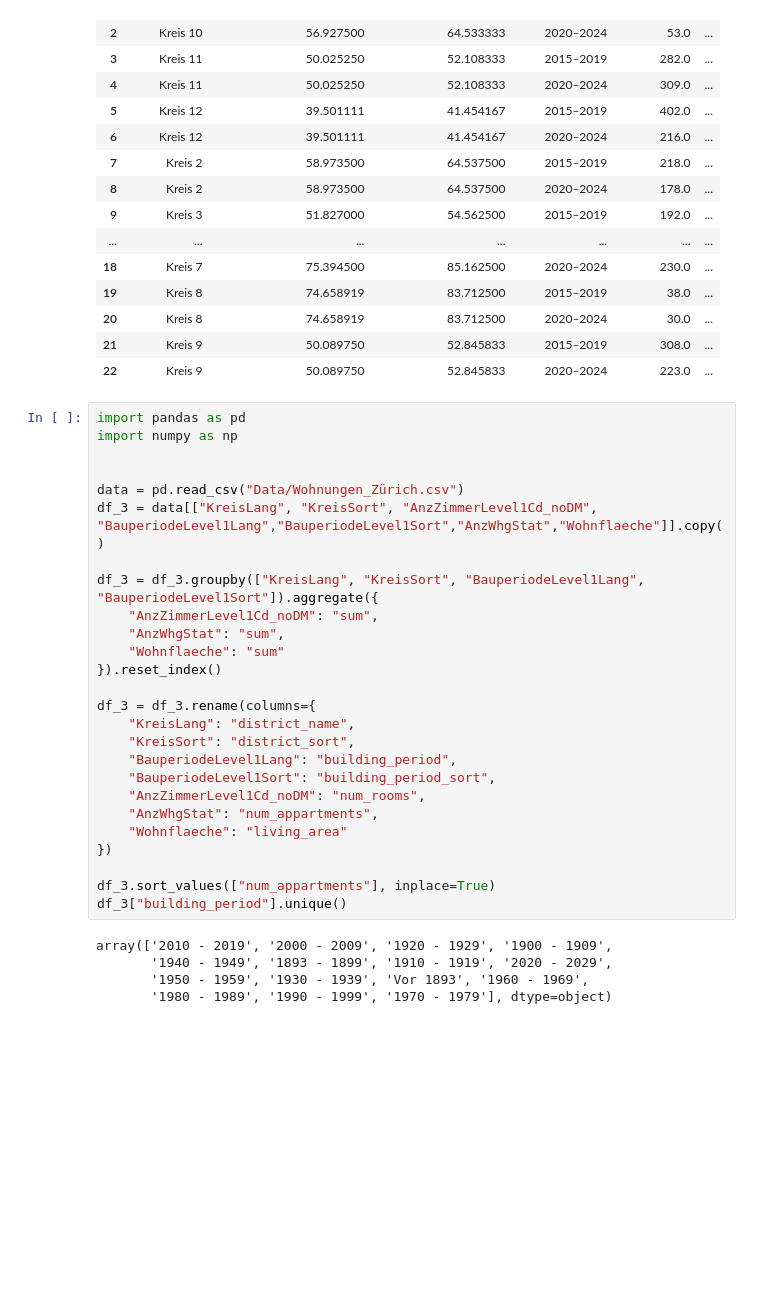
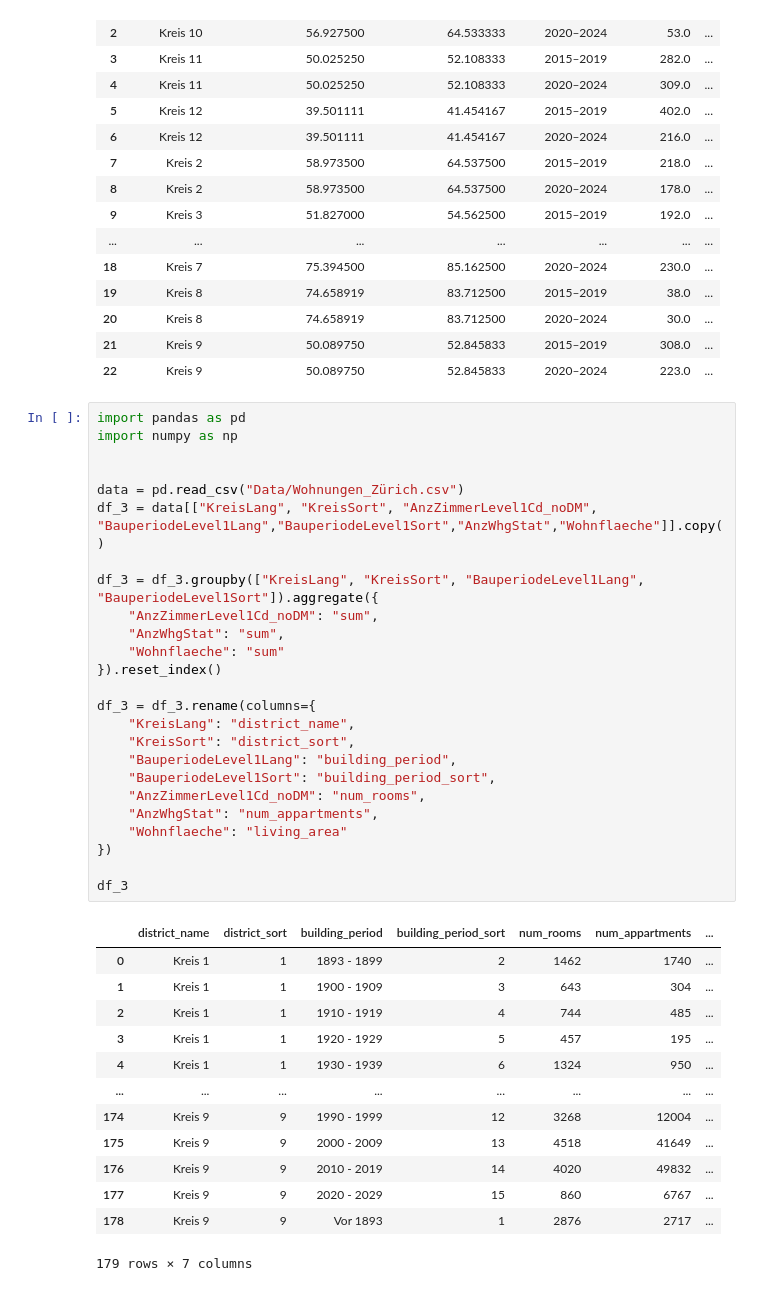
Before and after one commit to Prosdyimo/gdv, a Jupyter notebook: visualisizaion.ipynb, the cells around one changed output. Drawn from its saved outputs; the diff is of its cells as text; blank space fills up the shorter version.

```diff
--- a/visualisizaion.ipynb
+++ b/visualisizaion.ipynb
@@ -194,32 +194,40 @@ joined_df = build_join_df(
 # %%
 import pandas as pd
 import numpy as np
 
 
 data = pd.read_csv("Data/Wohnungen_Zürich.csv")
 df_3 = data[["KreisLang", "KreisSort", "AnzZimmerLevel1Cd_noDM", "BauperiodeLevel1Lang","BauperiodeLevel1Sort","AnzWhgStat","Wohnflaeche"]].copy()
 
 df_3 = df_3.groupby(["KreisLang", "KreisSort", "BauperiodeLevel1Lang", "BauperiodeLevel1Sort"]).aggregate({
     "AnzZimmerLevel1Cd_noDM": "sum",
     "AnzWhgStat": "sum",
     "Wohnflaeche": "sum"
 }).reset_index()
 
 df_3 = df_3.rename(columns={
     "KreisLang": "district_name",
     "KreisSort": "district_sort",
     "BauperiodeLevel1Lang": "building_period",
     "BauperiodeLevel1Sort": "building_period_sort",
     "AnzZimmerLevel1Cd_noDM": "num_rooms",
     "AnzWhgStat": "num_appartments",
     "Wohnflaeche": "living_area"
 })
 
-df_3.sort_values(["num_appartments"], inplace=True)
-df_3["building_period"].unique()
+df_3
 # %% [output]
+|  | district_name | district_sort | building_period | building_period_sort | num_rooms | num_appartments | ... |
+| 0 | Kreis 1 | 1 | 1893 - 1899 | 2 | 1462 | 1740 | ... |
+| 1 | Kreis 1 | 1 | 1900 - 1909 | 3 | 643 | 304 | ... |
+| 2 | Kreis 1 | 1 | 1910 - 1919 | 4 | 744 | 485 | ... |
+| 3 | Kreis 1 | 1 | 1920 - 1929 | 5 | 457 | 195 | ... |
+| 4 | Kreis 1 | 1 | 1930 - 1939 | 6 | 1324 | 950 | ... |
+| ... | ... | ... | ... | ... | ... | ... | ... |
+| 174 | Kreis 9 | 9 | 1990 - 1999 | 12 | 3268 | 12004 | ... |
+| 175 | Kreis 9 | 9 | 2000 - 2009 | 13 | 4518 | 41649 | ... |
+| 176 | Kreis 9 | 9 | 2010 - 2019 | 14 | 4020 | 49832 | ... |
+| 177 | Kreis 9 | 9 | 2020 - 2029 | 15 | 860 | 6767 | ... |
+| 178 | Kreis 9 | 9 | Vor 1893 | 1 | 2876 | 2717 | ... |
-array(['2010 - 2019', '2000 - 2009', '1920 - 1929', '1900 - 1909',
-       '1940 - 1949', '1893 - 1899', '1910 - 1919', '2020 - 2029',
-       '1950 - 1959', '1930 - 1939', 'Vor 1893', '1960 - 1969',
-       '1980 - 1989', '1990 - 1999', '1970 - 1979'], dtype=object)
+179 rows × 7 columns
 # %%
```
Also changed, not shown: parts of 3 cells of this notebook, 8 other files.
